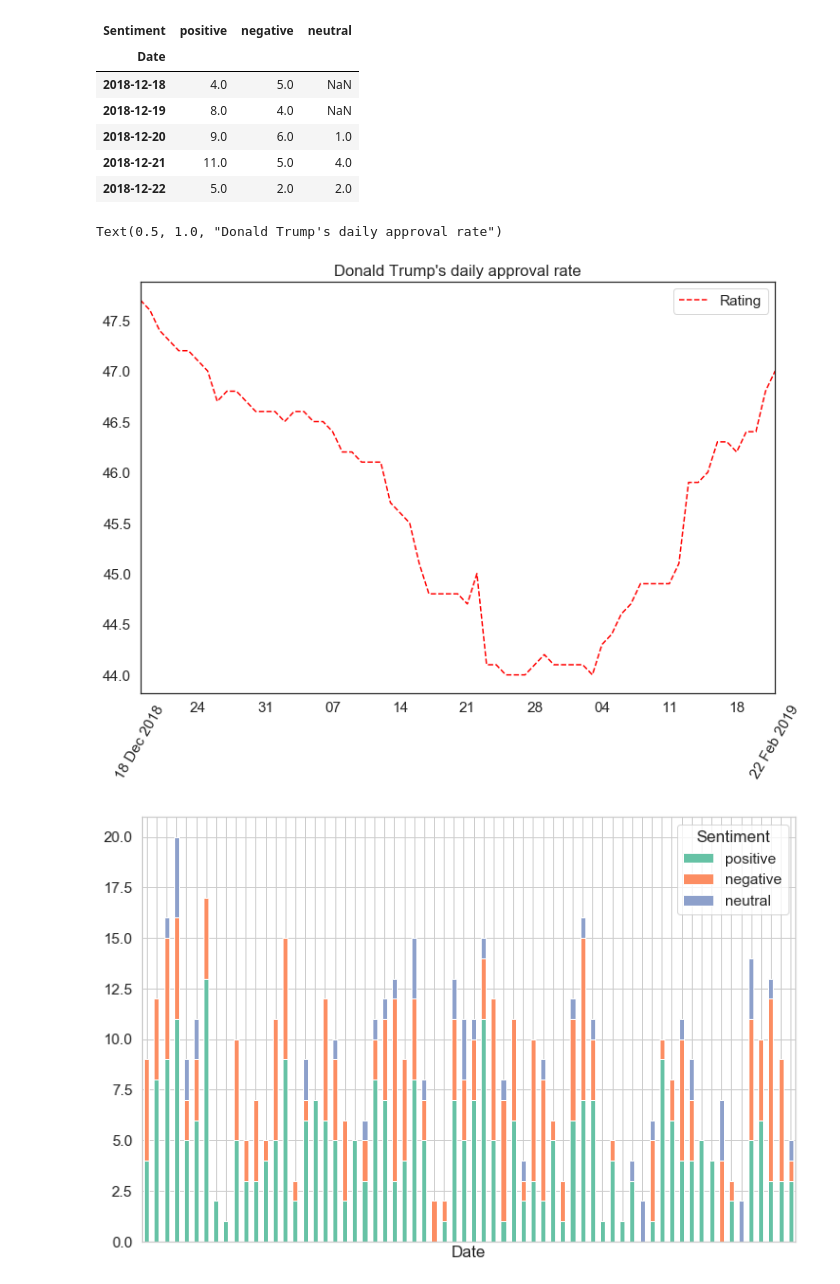
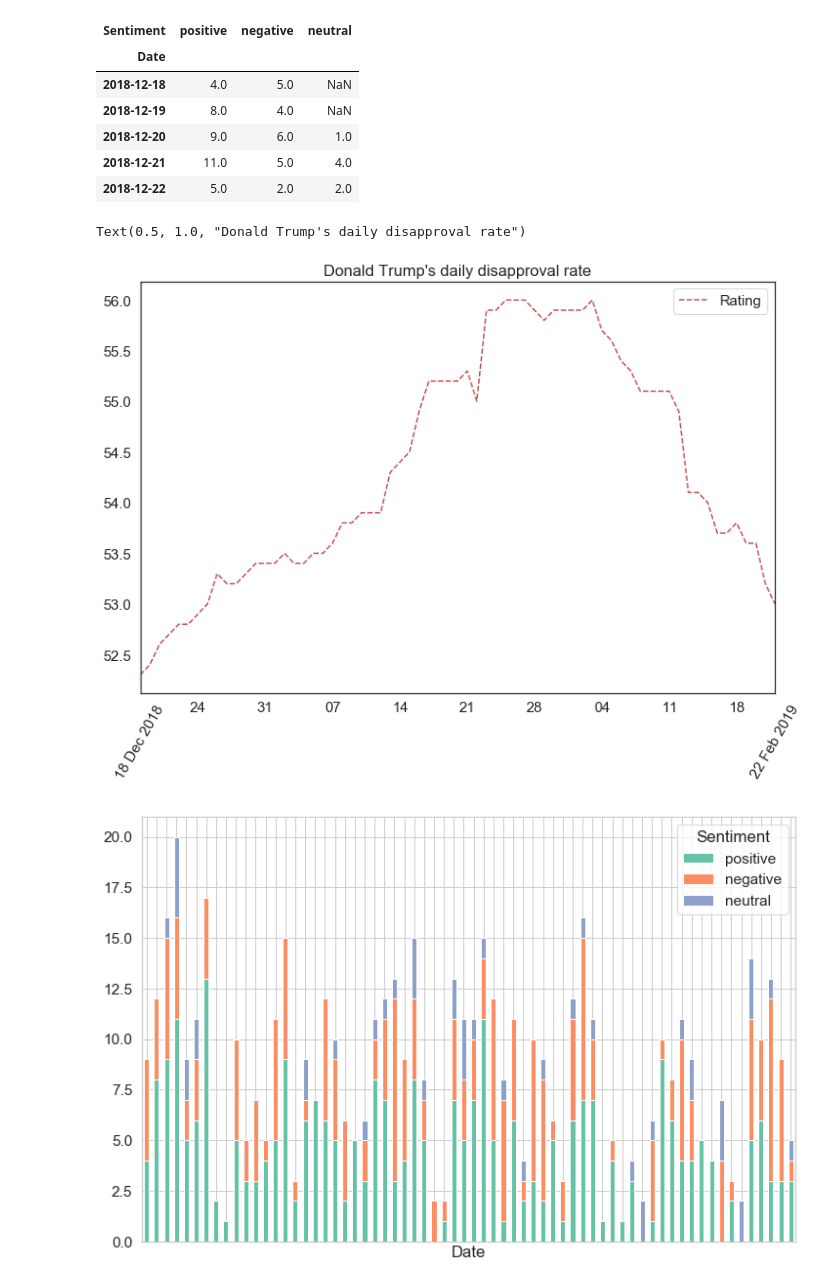
Before and after one commit to andrei-andrianov/trump-sentiment-analysis, a Jupyter notebook: Trump Sentiment Analysis.ipynb, the cells around one changed output. Drawn from its saved outputs; the diff is of its cells as text; code cells hidden in the pictures.

```diff
--- a/Trump Sentiment Analysis.ipynb
+++ b/Trump Sentiment Analysis.ipynb
@@ -390,12 +406,12 @@ df_plot.head()
 # %%
 df_rating.plot(style='--r')
 plt.xticks(ticks=[df_rating.index[0], df_rating.index[-1]], labels=['18 Dec 2018', '22 Feb 2019'], rotation=60)
 plt.xlim(df_rating.index[0], df_rating.index[-1])
 sns.set_style('white')
-plt.title('Donald Trump\'s daily approval rate')
+plt.title('Donald Trump\'s daily disapproval rate')
 # %% [output]
-Text(0.5, 1.0, "Donald Trump's daily approval rate")
+Text(0.5, 1.0, "Donald Trump's daily disapproval rate")
-[figure, old version]
+[figure, new version]
 # %%
 df_plot.plot(kind='bar', stacked=True)
 sns.set(style='whitegrid', font_scale=1.4, palette='Set2', rc={"figure.figsize": [12, 8]})
```
Also changed, not shown: parts of 6 cells of this notebook.
